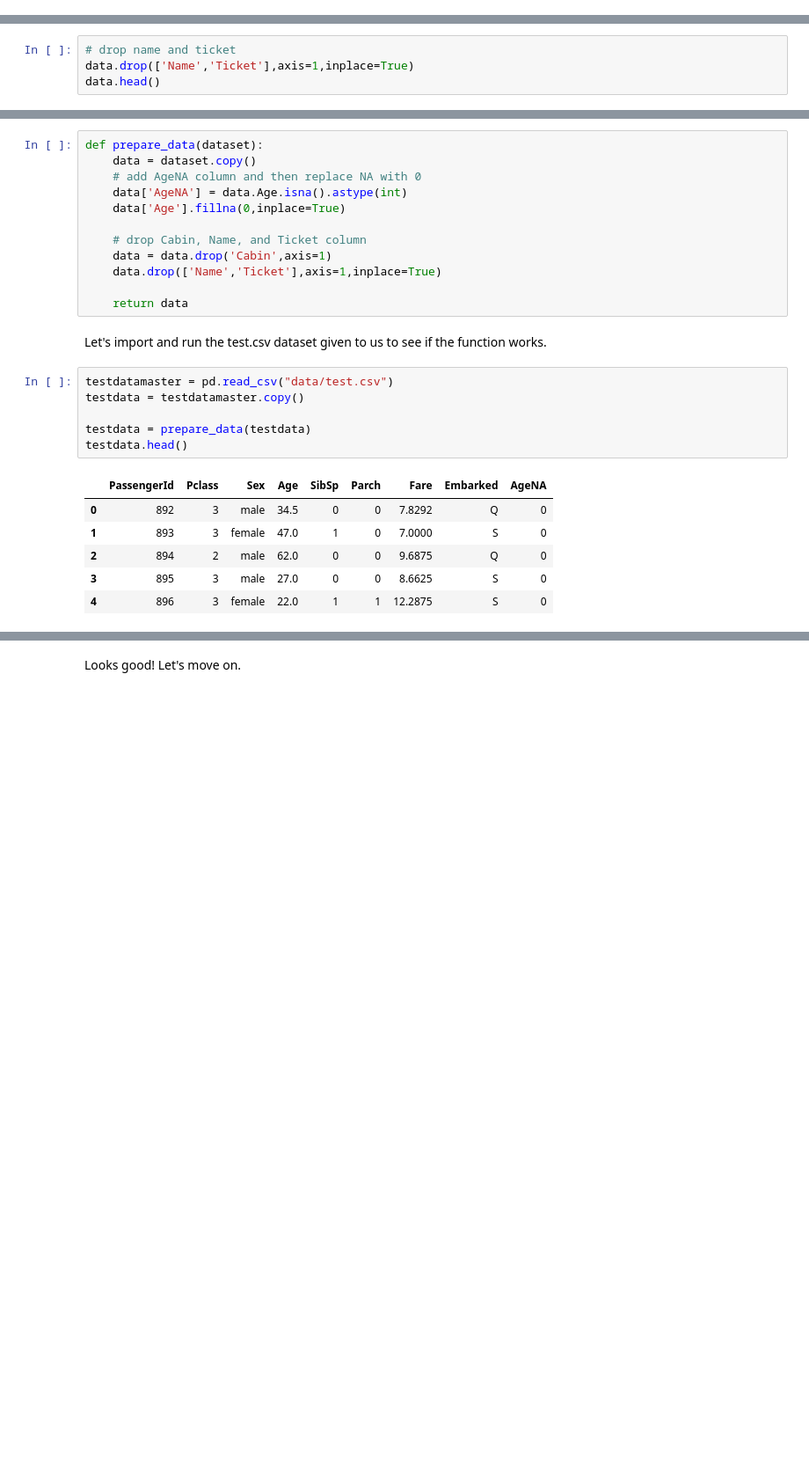
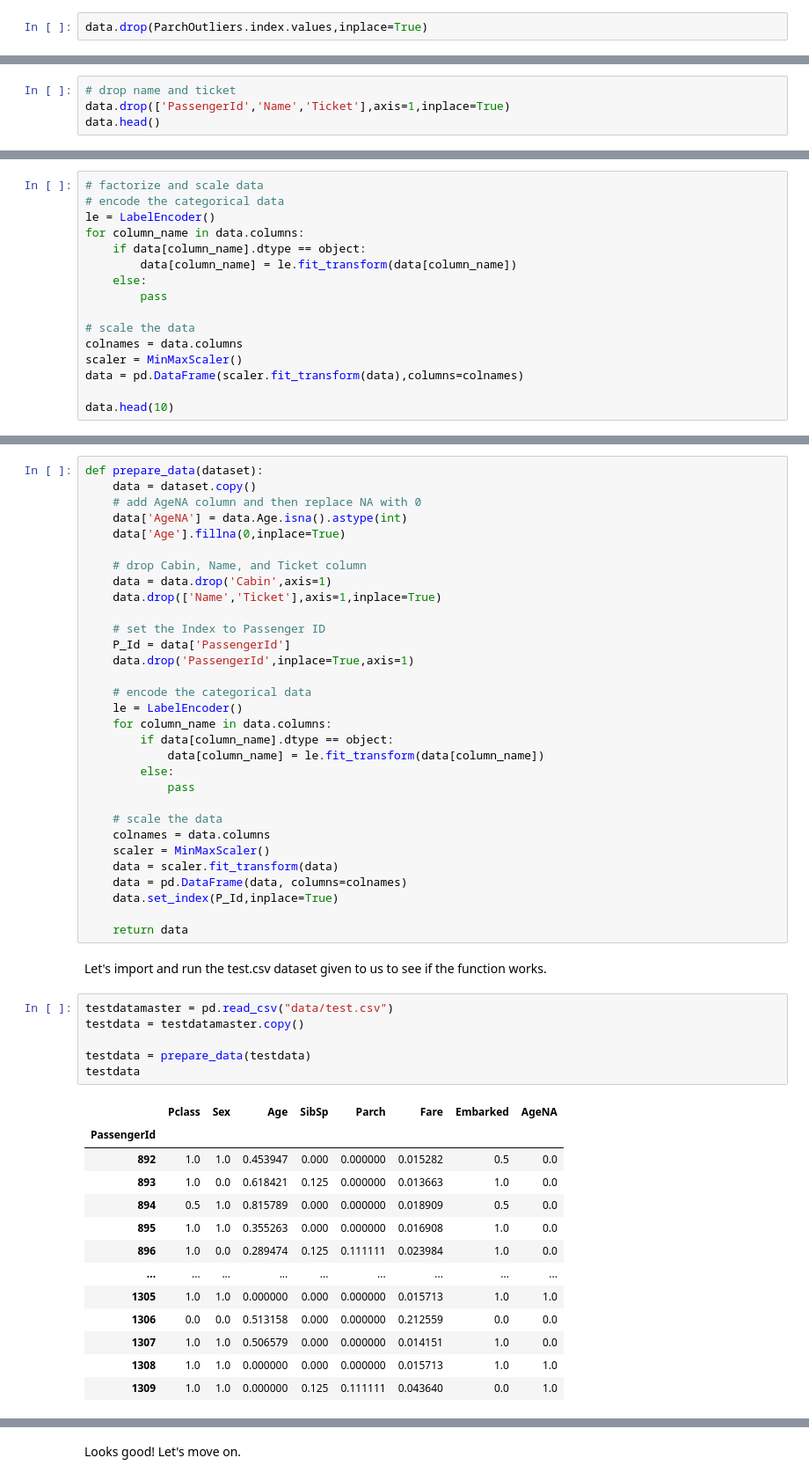
Before and after one commit to James-G-Lang/kaggle-titanic, a Jupyter notebook: titanickaggle.ipynb, the cells around one changed output, grey strips where cells are left out. Shown: that part at 88% size. Saved outputs shown, nothing was run; the diff lists cells and outputs as text; blank space fills up the shorter version.

```diff
--- a/titanickaggle.ipynb
+++ b/titanickaggle.ipynb
@@ -179,0 +282,2 @@ Let's go through the factors we haven't touched and ideas we could implement to
+# %%
+data.drop(ParchOutliers.index.values,inplace=True)
@@ -180,5 +320,5 @@ Let's go through the factors we haven't touched and ideas we could implement to
 # %%
 # drop name and ticket
-data.drop(['Name','Ticket'],axis=1,inplace=True)
+data.drop(['PassengerId','Name','Ticket'],axis=1,inplace=True)
 data.head()
 # %% [output]
@@ -190,0 +335,16 @@ data.head()
+# %%
+# factorize and scale data
+# encode the categorical data
+le = LabelEncoder()
+for column_name in data.columns:
+    if data[column_name].dtype == object:
+        data[column_name] = le.fit_transform(data[column_name])
+    else:
+        pass
+
+# scale the data
+colnames = data.columns
+scaler = MinMaxScaler()
+data = pd.DataFrame(scaler.fit_transform(data),columns=colnames)
+
+data.head(10)
@@ -201,19 +382,45 @@ def prepare_data(dataset):
     data = data.drop('Cabin',axis=1)
     data.drop(['Name','Ticket'],axis=1,inplace=True)
 
+    # set the Index to Passenger ID
+    P_Id = data['PassengerId']
+    data.drop('PassengerId',inplace=True,axis=1)
+
+    # encode the categorical data
+    le = LabelEncoder()
+    for column_name in data.columns:
+        if data[column_name].dtype == object:
+            data[column_name] = le.fit_transform(data[column_name])
+        else:
+            pass
+
+    # scale the data
+    colnames = data.columns
+    scaler = MinMaxScaler()
+    data = scaler.fit_transform(data)
+    data = pd.DataFrame(data, columns=colnames)
+    data.set_index(P_Id,inplace=True)
+
     return data
 # %% [markdown]
 Let's import and run the test.csv dataset given to us to see if the function works.
 # %%
 testdatamaster = pd.read_csv("data/test.csv")
 testdata = testdatamaster.copy()
 
 testdata = prepare_data(testdata)
-testdata.head()
+testdata
 # %% [output]
-|  | PassengerId | Pclass | Sex | Age | SibSp | Parch | Fare | Embarked | AgeNA |
-| 0 | 892 | 3 | male | 34.5 | 0 | 0 | 7.8292 | Q | 0 |
-| 1 | 893 | 3 | female | 47.0 | 1 | 0 | 7.0000 | S | 0 |
-| 2 | 894 | 2 | male | 62.0 | 0 | 0 | 9.6875 | Q | 0 |
-| 3 | 895 | 3 | male | 27.0 | 0 | 0 | 8.6625 | S | 0 |
-| 4 | 896 | 3 | female | 22.0 | 1 | 1 | 12.2875 | S | 0 |
+|  | Pclass | Sex | Age | SibSp | Parch | Fare | Embarked | AgeNA |
+| PassengerId |  |  |  |  |  |  |  |  |
+| 892 | 1.0 | 1.0 | 0.453947 | 0.000 | 0.000000 | 0.015282 | 0.5 | 0.0 |
+| 893 | 1.0 | 0.0 | 0.618421 | 0.125 | 0.000000 | 0.013663 | 1.0 | 0.0 |
+| 894 | 0.5 | 1.0 | 0.815789 | 0.000 | 0.000000 | 0.018909 | 0.5 | 0.0 |
+| 895 | 1.0 | 1.0 | 0.355263 | 0.000 | 0.000000 | 0.016908 | 1.0 | 0.0 |
+| 896 | 1.0 | 0.0 | 0.289474 | 0.125 | 0.111111 | 0.023984 | 1.0 | 0.0 |
+| ... | ... | ... | ... | ... | ... | ... | ... | ... |
+| 1305 | 1.0 | 1.0 | 0.000000 | 0.000 | 0.000000 | 0.015713 | 1.0 | 1.0 |
+| 1306 | 0.0 | 0.0 | 0.513158 | 0.000 | 0.000000 | 0.212559 | 0.0 | 0.0 |
+| 1307 | 1.0 | 1.0 | 0.506579 | 0.000 | 0.000000 | 0.014151 | 1.0 | 0.0 |
+| 1308 | 1.0 | 1.0 | 0.000000 | 0.000 | 0.000000 | 0.015713 | 1.0 | 1.0 |
+| 1309 | 1.0 | 1.0 | 0.000000 | 0.125 | 0.111111 | 0.043640 | 0.0 | 1.0 |
```
Also changed, not shown: parts of 47 cells of this notebook.
